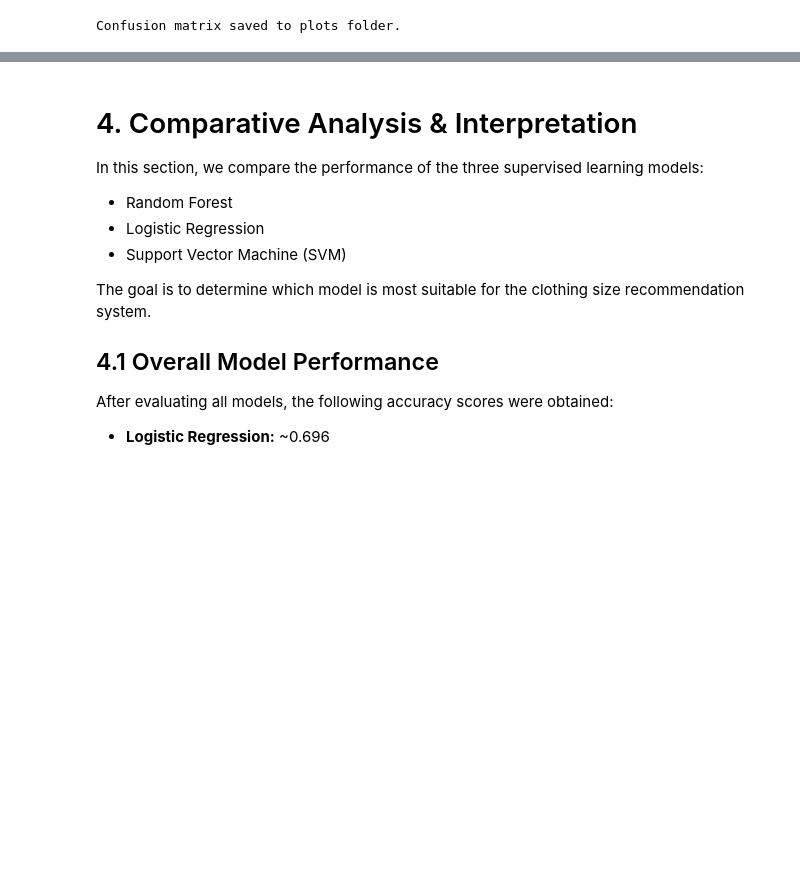
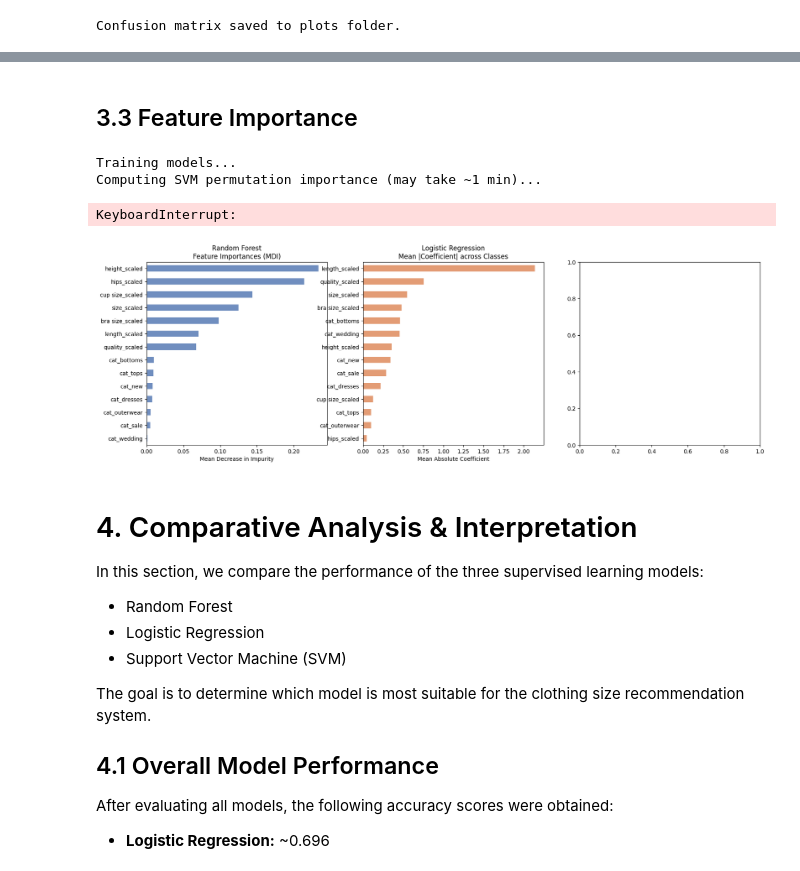
Before and after one commit to alameer515/SWE485-Project-Group10, a Jupyter notebook: Phase1_Supervised_Learning.ipynb, the cells around one changed output, grey strips where cells are left out. Saved outputs shown, nothing was run; the diff lists cells and outputs as text; code cells hidden in the pictures; blank space fills up the shorter version.

```diff
--- a/Phase1_Supervised_Learning.ipynb
+++ b/Phase1_Supervised_Learning.ipynb
@@ -631,3 +708,62 @@ Confusion matrix saved to plots folder.
+# %% [markdown]
+## 3.3 Feature Importance
+# %%
+# ==============================================================
+# 3.3 Feature Importance Plots
+# ==============================================================
+# RF  → native feature_importances_ (mean decrease in impurity)
+# LR  → mean absolute coefficient across the 3 classes
+# SVM → permutation importance (model-agnostic, works for RBF)
+
+from sklearn.inspection import permutation_importance
+from sklearn.model_selection import train_test_split
+
+X_train, X_test, y_train, y_test = train_test_split(
+    X, y, test_size=0.2, random_state=42, stratify=y
+)
+
+rf_model  = RandomForestClassifier(n_estimators=100, random_state=42)
+lr_model  = LogisticRegression(solver='lbfgs', max_iter=1000, random_state=42)
+svm_model = SVC(kernel='rbf', C=1.0, gamma='scale', class_weight='balanced', random_state=42)
+
+print("Training models...")
+rf_model.fit(X_train, y_train)
+lr_model.fit(X_train, y_train)
+svm_model.fit(X_train, y_train)
+
+feature_names = list(X.columns)
+fig, axes = plt.subplots(1, 3, figsize=(20, 6))
+colors = ['#4C72B0', '#DD8452', '#55A868']
+
+# (A) Random Forest
+rf_imp = pd.Series(rf_model.feature_importances_, index=feature_names)
+rf_imp.sort_values(ascending=True).plot(kind='barh', ax=axes[0], color=colors[0], alpha=0.8)
+axes[0].set_title("Random Forest\nFeature Importances (MDI)")
+axes[0].set_xlabel("Mean Decrease in Impurity")
+
+# (B) Logistic Regression — mean |coef| across classes
+lr_imp = pd.Series(np.abs(lr_model.coef_).mean(axis=0), index=feature_names)
+lr_imp.sort_values(ascending=True).plot(kind='barh', ax=axes[1], color=colors[1], alpha=0.8)
+axes[1].set_title("Logistic Regression\nMean |Coefficient| across Classes")
+axes[1].set_xlabel("Mean Absolute Coefficient")
+
+# (C) SVM — permutation importance
+print("Computing SVM permutation importance (may take ~1 min)...")
+perm = permutation_importance(svm_model, X_test, y_test, n_repeats=10, random_state=42, n_jobs=-1)
+svm_imp = pd.Series(perm.importances_mean, index=feature_names)
+svm_imp.sort_values(ascending=True).plot(kind='barh', ax=axes[2], color=colors[2], alpha=0.8)
+axes[2].set_title("SVM (RBF)\nPermutation Importance (test set)")
+axes[2].set_xlabel("Mean Accuracy Drop when Feature Shuffled")
+
+plt.suptitle("Feature Importance — All Three Models", fontsize=14, fontweight='bold', y=1.01)
+plt.tight_layout()
+plt.savefig("Supervised_Learning/plots/feature_importance_all_models.png", bbox_inches='tight')
+plt.show()
+# %% [output]
+Training models...
+Computing SVM permutation importance (may take ~1 min)...
+KeyboardInterrupt:
+[figure, added]
 # %% [markdown]
 # 4. Comparative Analysis & Interpretation
 
```
Also changed, not shown: parts of 12 cells of this notebook, 4 other files.
